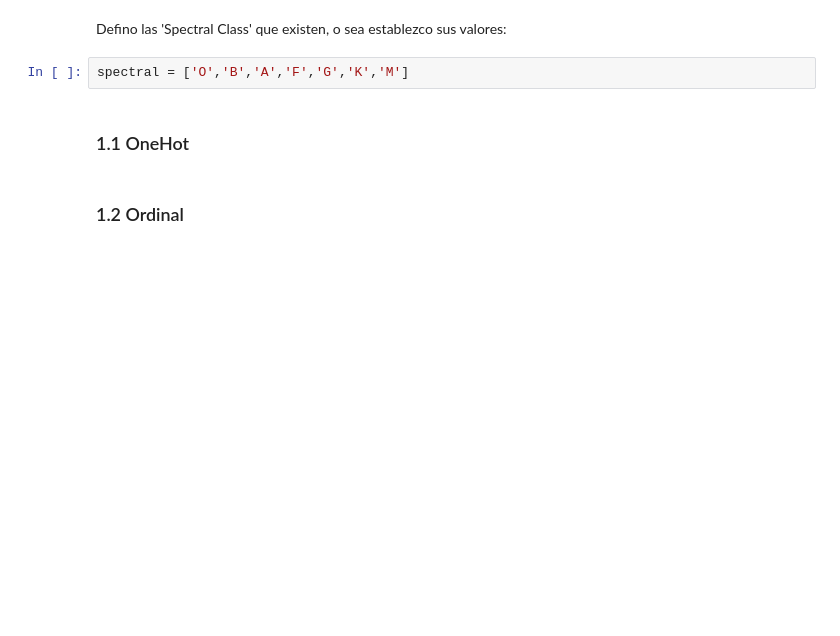
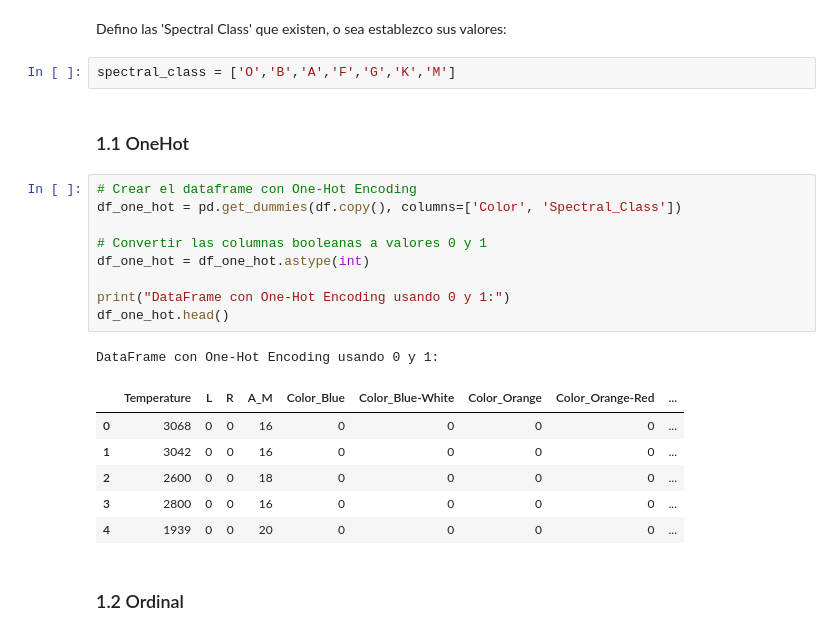
Before and after one commit to aitanax/Clustering_Estrellas, a Jupyter notebook: Notebook_Final.ipynb, the cells around one changed output. Drawn from its saved outputs; the diff is of its cells as text; blank space fills up the shorter version.

```diff
--- a/Notebook_Final.ipynb
+++ b/Notebook_Final.ipynb
@@ -102,8 +254,25 @@ colors
 # %% [markdown]
 Defino las 'Spectral Class' que existen, o sea establezco sus valores:
 # %%
-spectral = ['O','B','A','F','G','K','M']
+spectral_class = ['O','B','A','F','G','K','M']
 # %% [markdown]
 ### 1.1 OneHot
+# %%
+# Crear el dataframe con One-Hot Encoding
+df_one_hot = pd.get_dummies(df.copy(), columns=['Color', 'Spectral_Class'])
+
+# Convertir las columnas booleanas a valores 0 y 1
+df_one_hot = df_one_hot.astype(int)
+
+print("DataFrame con One-Hot Encoding usando 0 y 1:")
+df_one_hot.head()
+# %% [output]
+DataFrame con One-Hot Encoding usando 0 y 1:
+|  | Temperature | L | R | A_M | Color_Blue | Color_Blue-White | Color_Orange | Color_Orange-Red | ... |
+| 0 | 3068 | 0 | 0 | 16 | 0 | 0 | 0 | 0 | ... |
+| 1 | 3042 | 0 | 0 | 16 | 0 | 0 | 0 | 0 | ... |
+| 2 | 2600 | 0 | 0 | 18 | 0 | 0 | 0 | 0 | ... |
+| 3 | 2800 | 0 | 0 | 16 | 0 | 0 | 0 | 0 | ... |
+| 4 | 1939 | 0 | 0 | 20 | 0 | 0 | 0 | 0 | ... |
 # %% [markdown]
 ### 1.2 Ordinal
```
Also changed, not shown: parts of 15 cells of this notebook, 1 other file.
